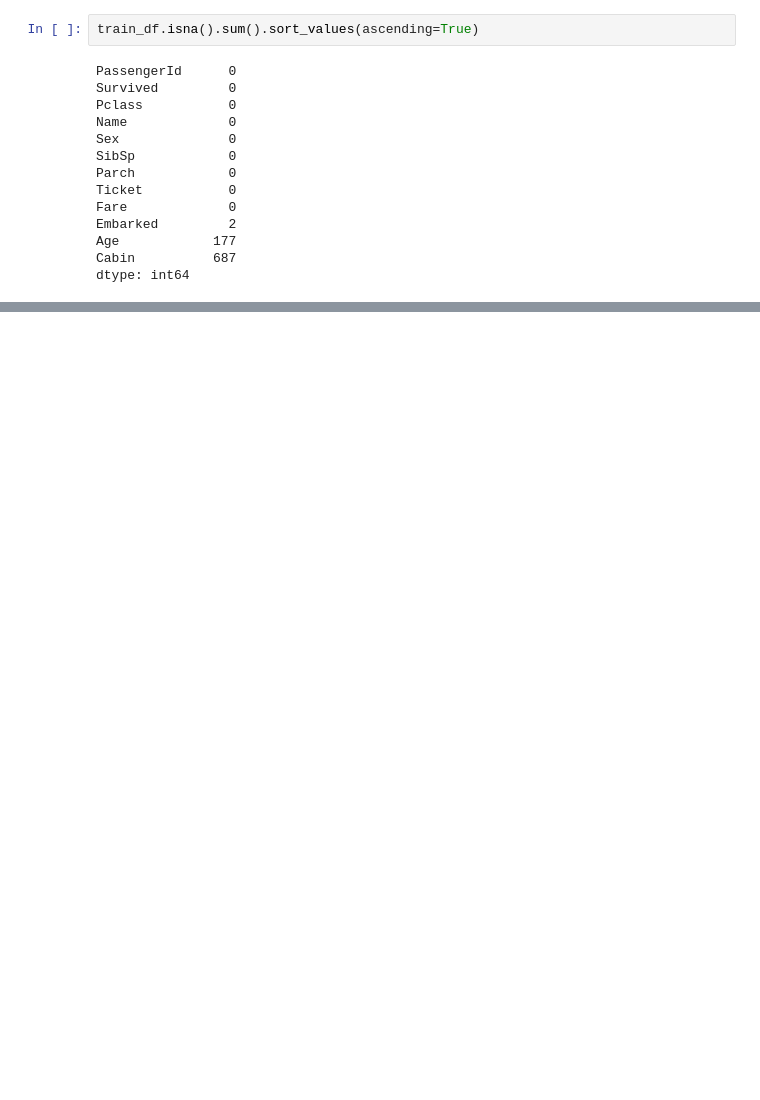
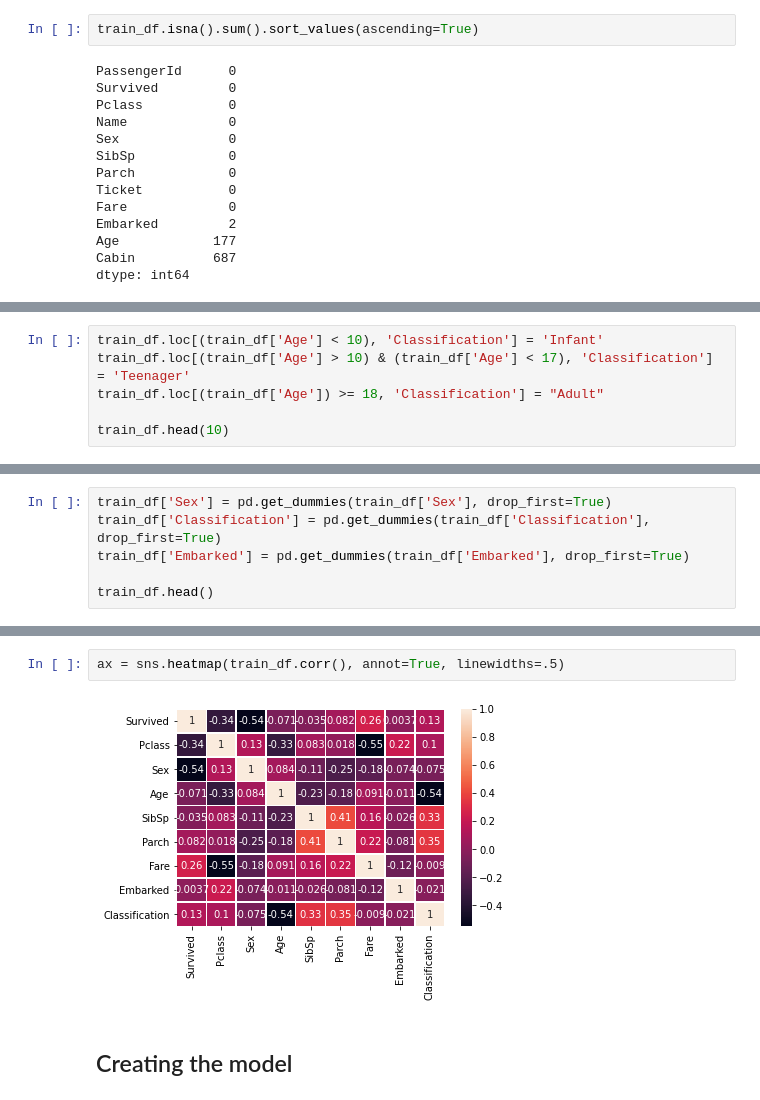
Before and after one commit to rafachoks/data-study, a Jupyter notebook: Titanic/TitanicFullAnalisys.ipynb, the cells around one changed output, grey strips where cells are left out. Drawn from its saved outputs; the diff is of its cells as text; blank space fills up the shorter version.

```diff
--- a/Titanic/TitanicFullAnalisys.ipynb
+++ b/Titanic/TitanicFullAnalisys.ipynb
@@ -123,0 +178,6 @@ grid.add_legend()
+# %%
+train_df.loc[(train_df['Age'] < 10), 'Classification'] = 'Infant'
+train_df.loc[(train_df['Age'] > 10) & (train_df['Age'] < 17), 'Classification'] = 'Teenager'
+train_df.loc[(train_df['Age']) >= 18, 'Classification'] = "Adult"
+
+train_df.head(10)
@@ -123,0 +186,6 @@ grid.add_legend()
+# %%
+train_df['Sex'] = pd.get_dummies(train_df['Sex'], drop_first=True)
+train_df['Classification'] = pd.get_dummies(train_df['Classification'], drop_first=True)
+train_df['Embarked'] = pd.get_dummies(train_df['Embarked'], drop_first=True)
+
+train_df.head()
@@ -123,0 +199,6 @@ grid.add_legend()
+# %%
+ax = sns.heatmap(train_df.corr(), annot=True, linewidths=.5)
+# %% [output]
+[figure, added]
+# %% [markdown]
+<h2>Creating the model</h2>
```
Also changed, not shown: parts of 39 cells of this notebook.
